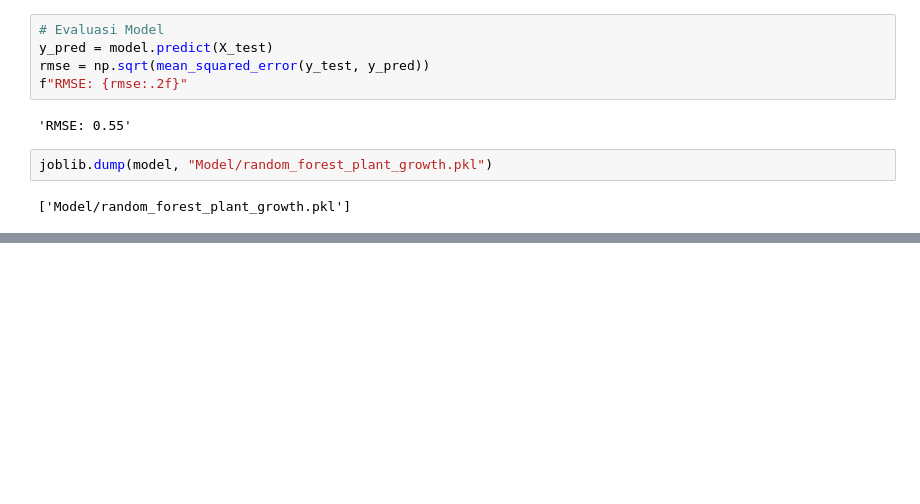
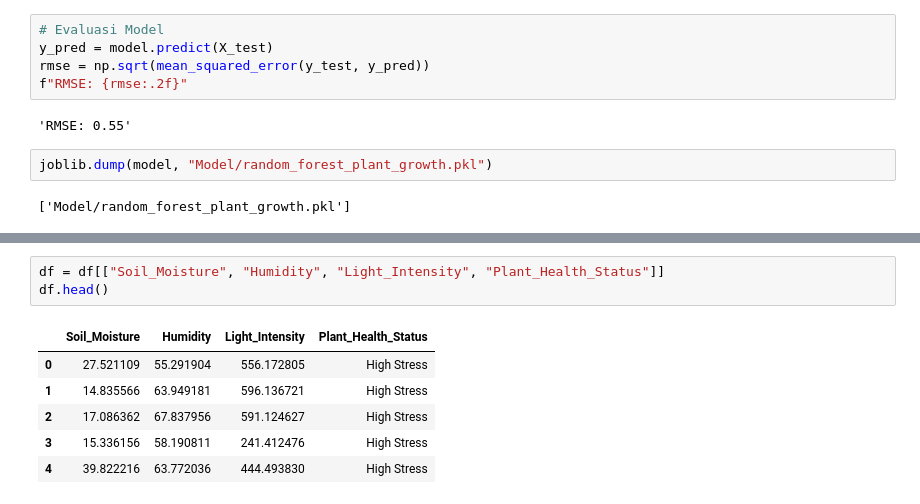
Before and after one commit to Anomali99/arsip-jupyter, a Jupyter notebook: RandomForest/RandomForestRegression.ipynb, the cells around one changed output, grey strips where cells are left out. Saved outputs shown, nothing was run; the diff lists cells and outputs as text; blank space fills up the shorter version.

```diff
--- a/RandomForest/RandomForestRegression.ipynb
+++ b/RandomForest/RandomForestRegression.ipynb
@@ -123,0 +140,10 @@ predict_custom({
+# %%
+df = df[["Soil_Moisture", "Humidity", "Light_Intensity", "Plant_Health_Status"]]
+df.head()
+# %% [output]
+|  | Soil_Moisture | Humidity | Light_Intensity | Plant_Health_Status |
+| 0 | 27.521109 | 55.291904 | 556.172805 | High Stress |
+| 1 | 14.835566 | 63.949181 | 596.136721 | High Stress |
+| 2 | 17.086362 | 67.837956 | 591.124627 | High Stress |
+| 3 | 15.336156 | 58.190811 | 241.412476 | High Stress |
+| 4 | 39.822216 | 63.772036 | 444.493830 | High Stress |
```
Also changed, not shown: parts of 15 cells of this notebook, 2 other files.
